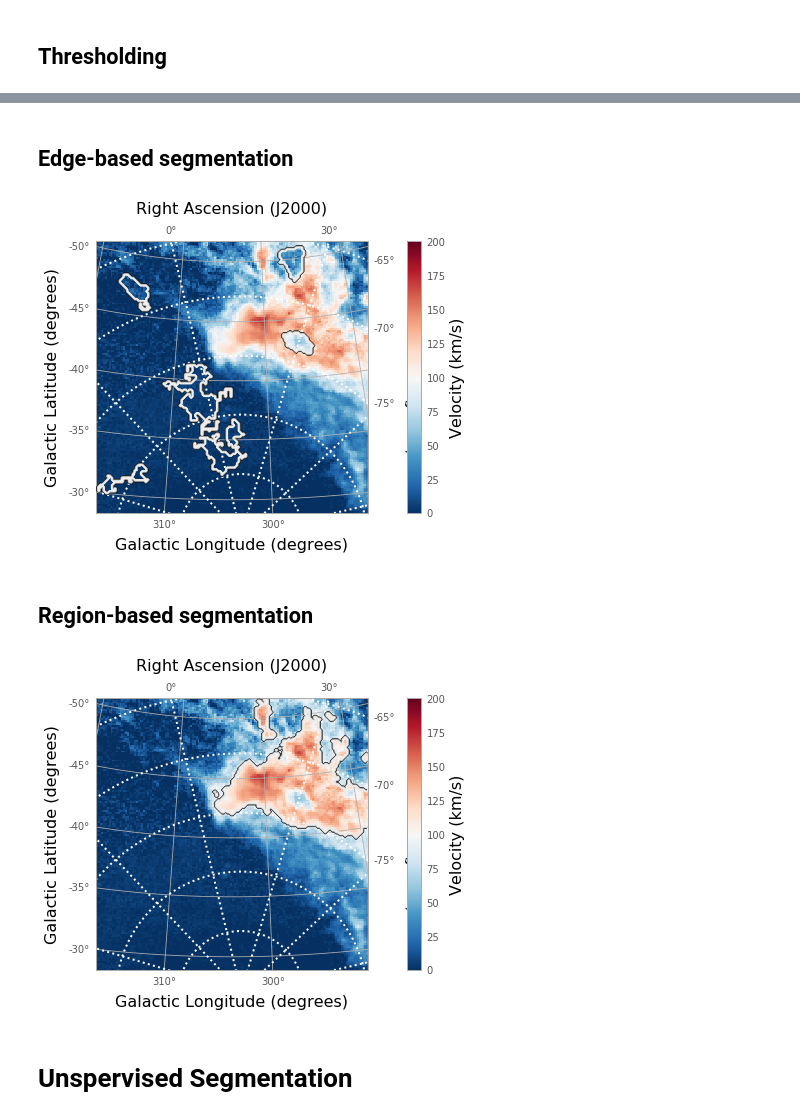
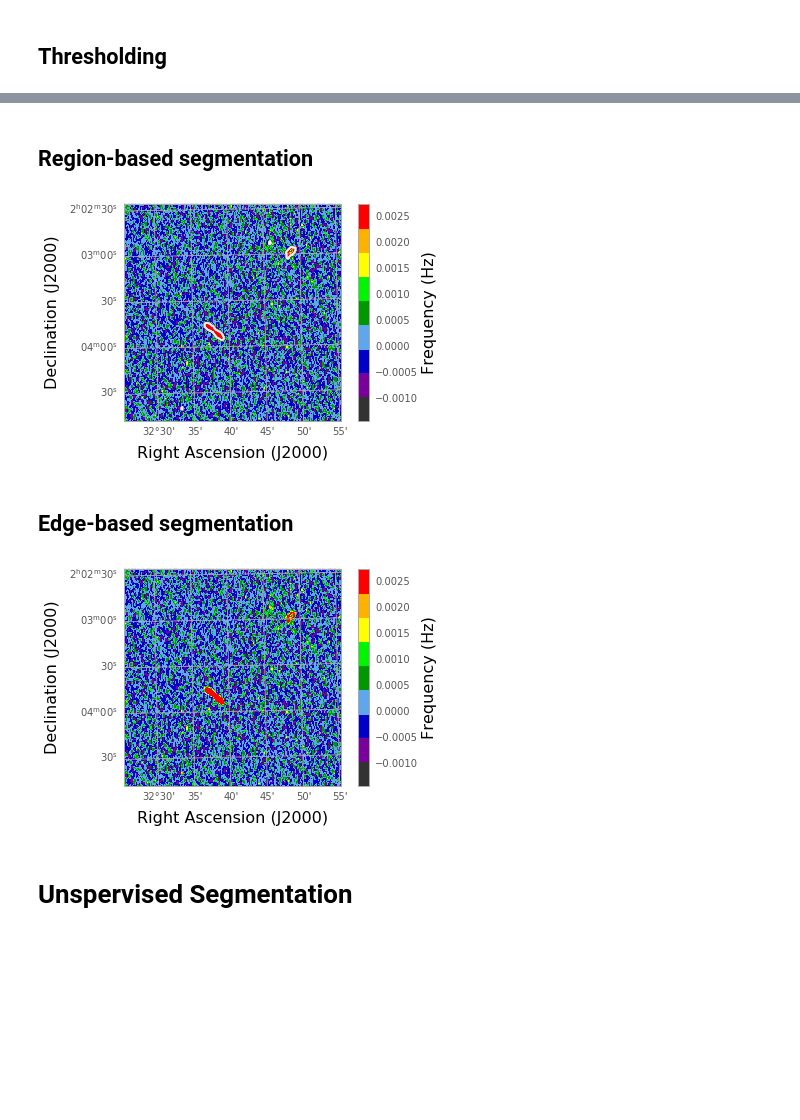
Before and after one commit to Jbarkai/HISourceFinder, a Jupyter notebook: Practice methods.ipynb, the cells around one changed output, grey strips where cells are left out. Saved outputs shown, nothing was run; the diff lists cells and outputs as text; code cells hidden in the pictures; blank space fills up the shorter version.

Commit message:
smoothin and inserting mock galax into slice

```diff
--- a/Practice methods.ipynb
+++ b/Practice methods.ipynb
@@ -111,0 +72,4 @@ plot_cube(hi_cube)
+# %%
+hi_data = fits.open('data/1245mosC.derip.fits')
+cube_data = hi_data[0].data
+hi_data.close()
@@ -111,0 +111,27 @@ plot_cube(hi_cube)
+# %%
+# assume our telescope has 1 arcsecond resolution
+telescope_resolution = 15*u.arcsecond
+
+# calculate the sigma in pixels.
+sigma = telescope_resolution.to('deg').value/gal_data[0].header['CDELT2']
+# By default, the Gaussian kernel will go to 4 sigma in each direction
+psf = Gaussian2DKernel(sigma)
+convolved_image = convolve_fft(gal_slice, psf, boundary='wrap')
+
+# Put a psf at the corner of the image
+# delta_x_psf=100 # number of pixels from the edges
+# xmin, xmax = -psf.shape[1]-delta_x_psf, -delta_x_psf
+# ymin, ymax = delta_x_psf, delta_x_psf+psf.shape[0]
+# convolved_image[xmin:xmax, ymin:ymax] = psf.array/psf.array.max()*10
+
+# Shrink
+convolved_image = cv2.resize(convolved_image, dsize=(50, 50), interpolation=cv2.INTER_CUBIC)
+
+fig = plt.figure()
+ax = fig.add_subplot(projection=gal_wcs, slices=('y', 'x', 100))
+im = ax.imshow(convolved_image, origin='lower')
+cbar = plt.colorbar(im)
+cbar.set_label('Frequency (Hz)', size=16)
+plt.xlabel('Right Ascension (J2000)', fontsize=16)
+plt.ylabel('Declination (J2000)', fontsize=16)
+plt.show()
@@ -111,0 +142,5 @@ plot_cube(hi_cube)
+# %%
+source_slice = cube_data[470, 800:1100, 800:1100]
+insert_loc = source_slice[100:100+convolved_image.shape[0], 100:100+convolved_image.shape[1]]
+source_slice[100:100+convolved_image.shape[0], 100:100+convolved_image.shape[1]] = convolved_image+ insert_loc
+plot_slice(source_slice, hi_data)
@@ -127,24 +160,24 @@ plot_moment(pic, pic > np.mean(pic))
+# %% [markdown]
+## Region-based segmentation
+# %%
+elevation_map = filters.sobel(source_slice)
+markers = np.zeros_like(source_slice)
+markers[source_slice < 0.001] = 1
+markers[source_slice > 0.002] = 2
+segmentated = segmentation.watershed(elevation_map, markers)
+segmentated = ndi.binary_fill_holes(segmentated - 1)
+plot_slice(source_slice, hi_data, segmentated)
+# %% [output]
+[figure, added]
 # %% [markdown]
 ## Edge-based segmentation
 # %%
-edges = canny(pic)
+edges = canny(source_slice)
 fill = ndi.binary_fill_holes(edges)
-cleaned = morphology.remove_small_objects(fill, 100)
-plot_moment(pic, cleaned)
+cleaned = morphology.remove_small_objects(fill, 10)
+plot_slice(source_slice, hi_data, mask=cleaned)
 # %% [output]
-[figure, old version]
+[figure, new version]
-# %% [markdown]
-## Region-based segmentation
-# %%
-elevation_map = filters.sobel(pic)
-markers = np.zeros_like(pic)
-markers[pic < 100] = 1
-markers[pic > 100] = 2
-segmentated = segmentation.watershed(elevation_map, markers)
-segmentated = ndi.binary_fill_holes(segmentated - 1)
-plot_moment(pic, segmentated)
-# %% [output]
-[figure, removed]
 # %% [markdown]
 # Unspervised Segmentation
 # %% [markdown]
```
Also changed, not shown: parts of 26 cells of this notebook, 4 other files.
